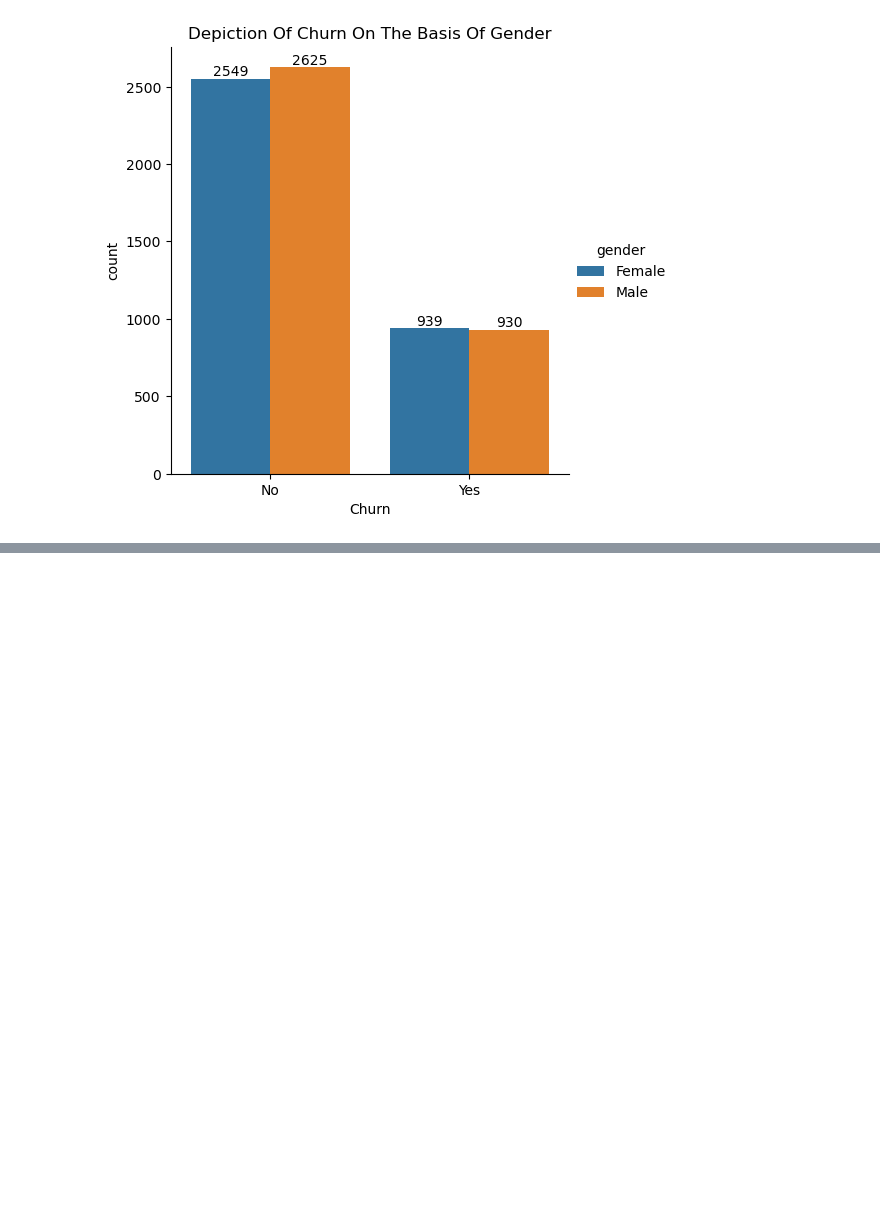
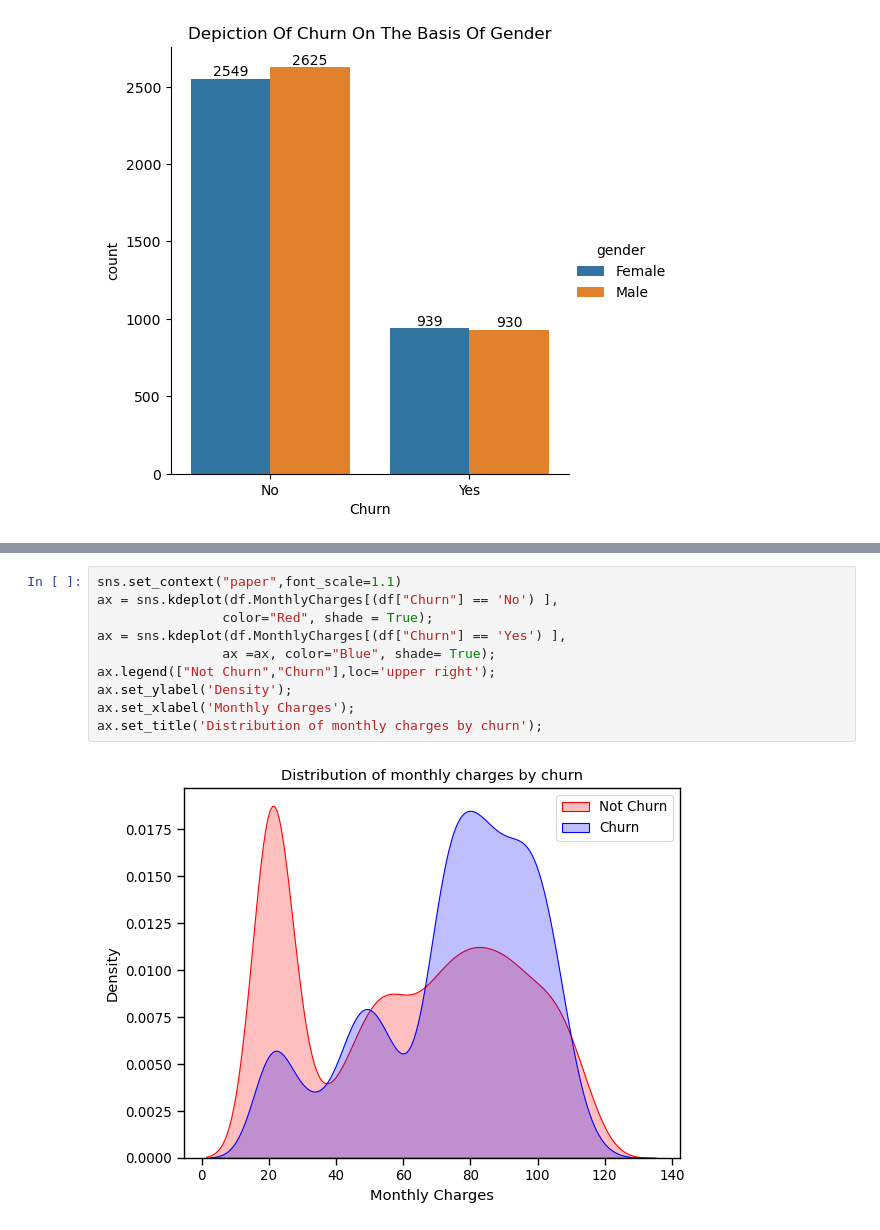
Before and after one commit to sohailash/sohail, a Jupyter notebook: ML Projects/Customer_churn.ipynb, the cells around one changed output, grey strips where cells are left out. Drawn from its saved outputs; the diff is of its cells as text; blank space fills up the shorter version.

Commit message:
Modified Churn Prediction Model

```diff
--- a/ML Projects/Customer_churn.ipynb
+++ b/ML Projects/Customer_churn.ipynb
@@ -116,0 +169,12 @@ for container in ax.containers:
+# %%
+sns.set_context("paper",font_scale=1.1)
+ax = sns.kdeplot(df.MonthlyCharges[(df["Churn"] == 'No') ],
+                color="Red", shade = True);
+ax = sns.kdeplot(df.MonthlyCharges[(df["Churn"] == 'Yes') ],
+                ax =ax, color="Blue", shade= True);
+ax.legend(["Not Churn","Churn"],loc='upper right');
+ax.set_ylabel('Density');
+ax.set_xlabel('Monthly Charges');
+ax.set_title('Distribution of monthly charges by churn');
+# %% [output]
+[figure, added]
```
Also changed, not shown: parts of 22 cells of this notebook.
